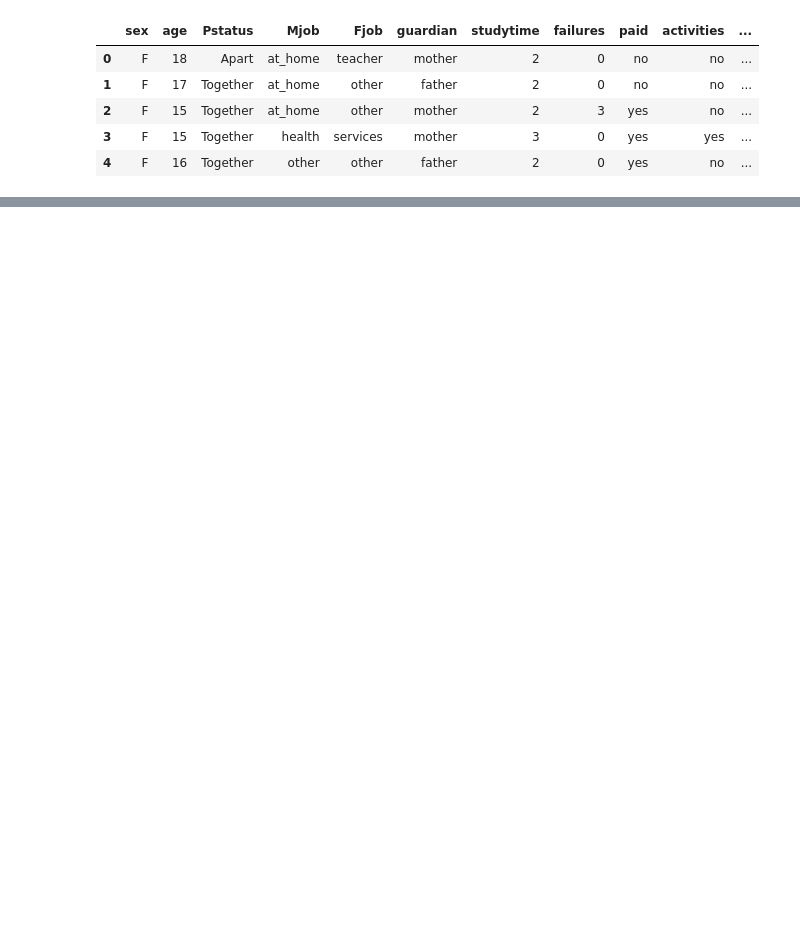
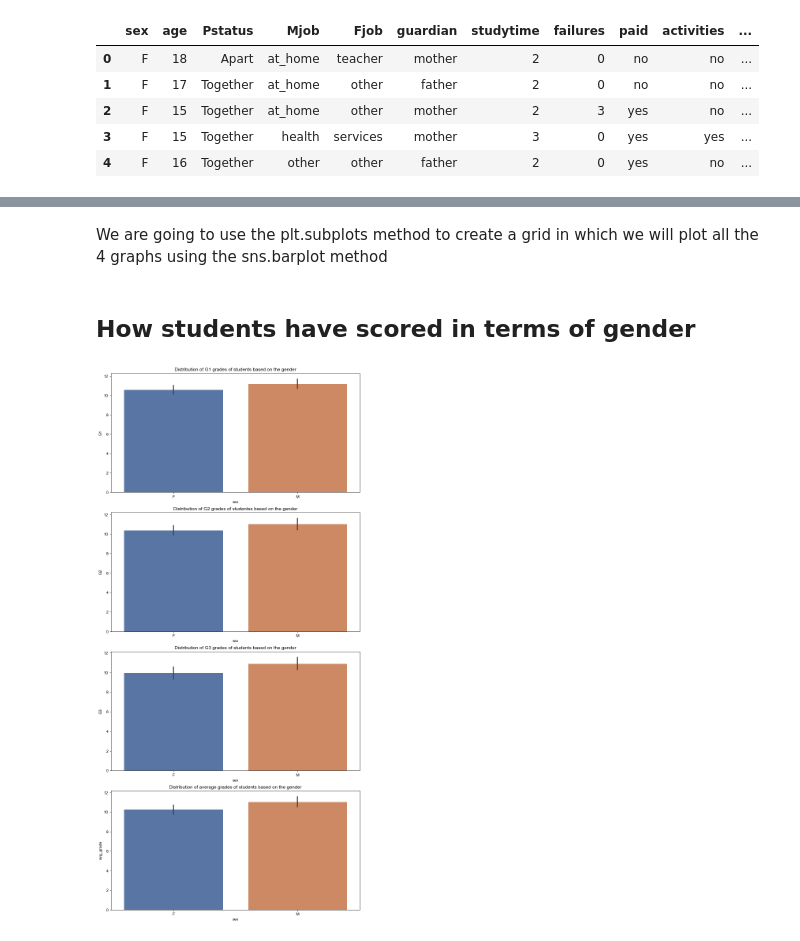
Before and after one commit to Soham2402/EDA, a Jupyter notebook: Student grade analysis/Student_grade_analysis.ipynb, the cells around one changed output, grey strips where cells are left out. Cells and saved outputs as stored; diff of their text form; code cells hidden in the pictures; blank space fills up the shorter version.

```diff
--- a/Student grade analysis/Student_grade_analysis.ipynb
+++ b/Student grade analysis/Student_grade_analysis.ipynb
@@ -243,0 +318,24 @@ new_stud_df.head()
+# %% [markdown]
+We are going to use the plt.subplots method to create a grid in which we will plot all the 4 graphs using the sns.barplot method
+# %% [markdown]
+## How students have scored in terms of gender
+# %%
+fig, axes = plt.subplots(4,figsize = (10,20)) #Creating the grid
+plt.tight_layout(pad=3) #Adding the padding between each row
+
+sns.set_theme(style="darkgrid") #Setting the style
+
+# Naming each axis
+axes[0].set_title('Distribution of G1 grades of students based on the gender');
+axes[1].set_title('Distribution of G2 grades of studentss based on the gender');
+axes[2].set_title('Distribution of G3 grades of students based on the gender');
+axes[3].set_title('Distribution of average grades of students based on the gender');
+
+#Plotting
+x = new_stud_df["sex"]
+sns.barplot(x = x,y = new_stud_df["G1"],ax = axes[0]);
+sns.barplot(x = x,y = new_stud_df["G2"],ax = axes[1]);
+sns.barplot(x = x,y = new_stud_df["G3"],ax = axes[2]);
+sns.barplot(x = x,y = new_stud_df["avg_grade"],ax = axes[3]);
+# %% [output]
+[figure, added]
```
Also changed, not shown: parts of 19 cells of this notebook.
